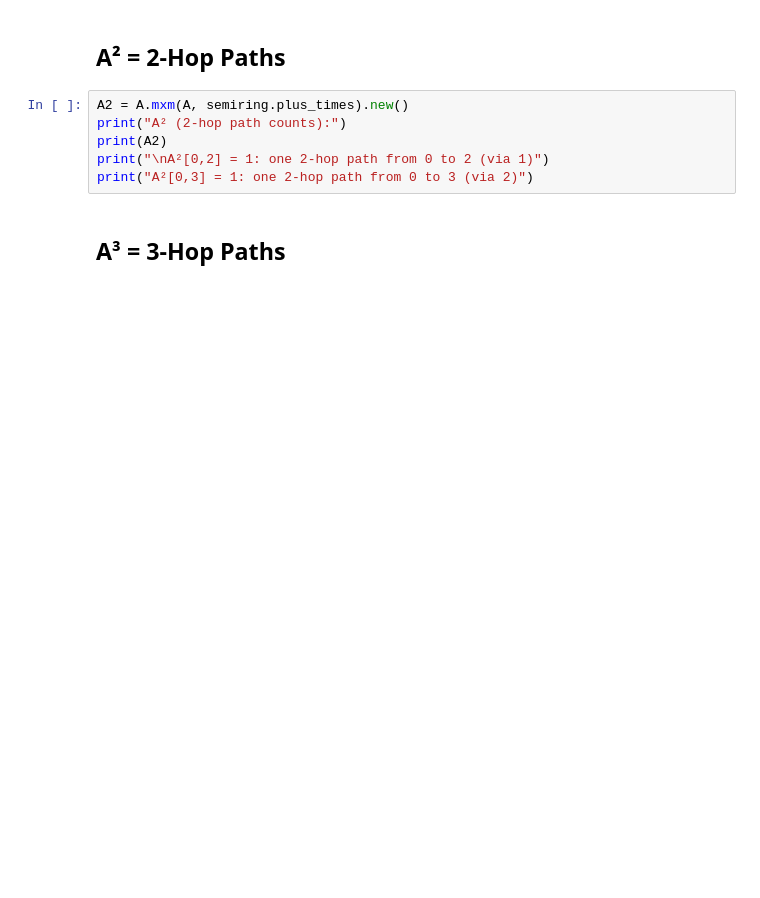
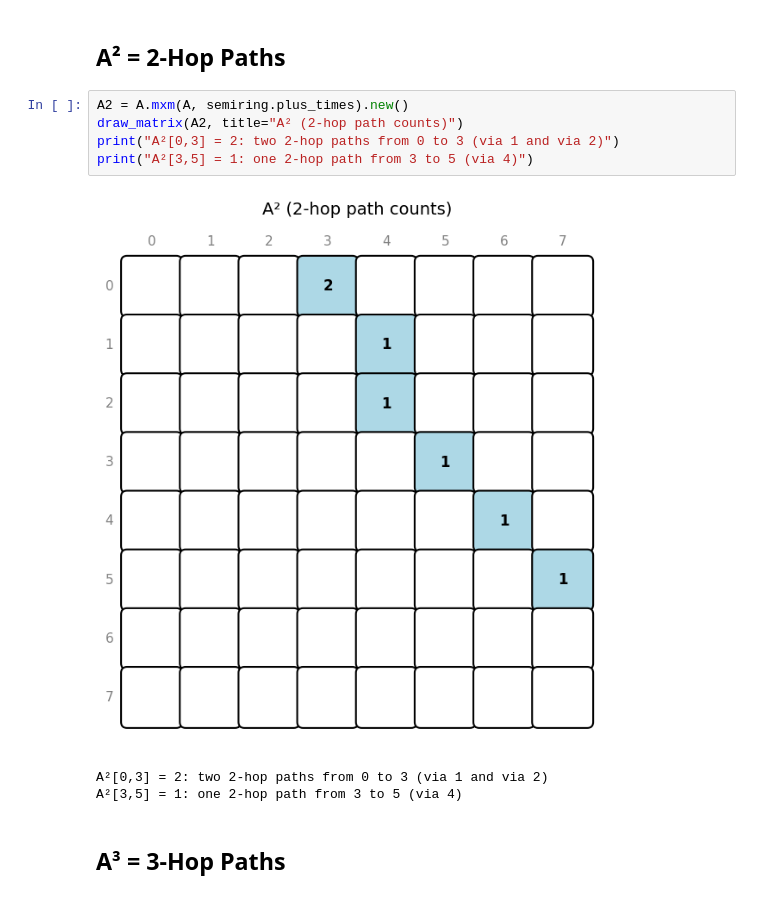
Before and after one commit to GraphBLAS/IllustratedGraphBLAS, a Jupyter notebook: notebooks/04_matrix_multiply.ipynb, the cells around one changed output. Drawn from its saved outputs; the diff is of its cells as text; blank space fills up the shorter version.

```diff
--- a/notebooks/04_matrix_multiply.ipynb
+++ b/notebooks/04_matrix_multiply.ipynb
@@ -26,10 +38,13 @@ plt.show()
 ## A² = 2-Hop Paths
 # %%
 A2 = A.mxm(A, semiring.plus_times).new()
-print("A² (2-hop path counts):")
-print(A2)
-print("\nA²[0,2] = 1: one 2-hop path from 0 to 2 (via 1)")
-print("A²[0,3] = 1: one 2-hop path from 0 to 3 (via 2)")
+draw_matrix(A2, title="A² (2-hop path counts)")
+print("A²[0,3] = 2: two 2-hop paths from 0 to 3 (via 1 and via 2)")
+print("A²[3,5] = 1: one 2-hop path from 3 to 5 (via 4)")
+# %% [output]
+[figure, added]
+A²[0,3] = 2: two 2-hop paths from 0 to 3 (via 1 and via 2)
+A²[3,5] = 1: one 2-hop path from 3 to 5 (via 4)
 # %% [markdown]
 ## A³ = 3-Hop Paths
 # %%
```
Also changed, not shown: parts of 7 cells of this notebook, 10 other files.
